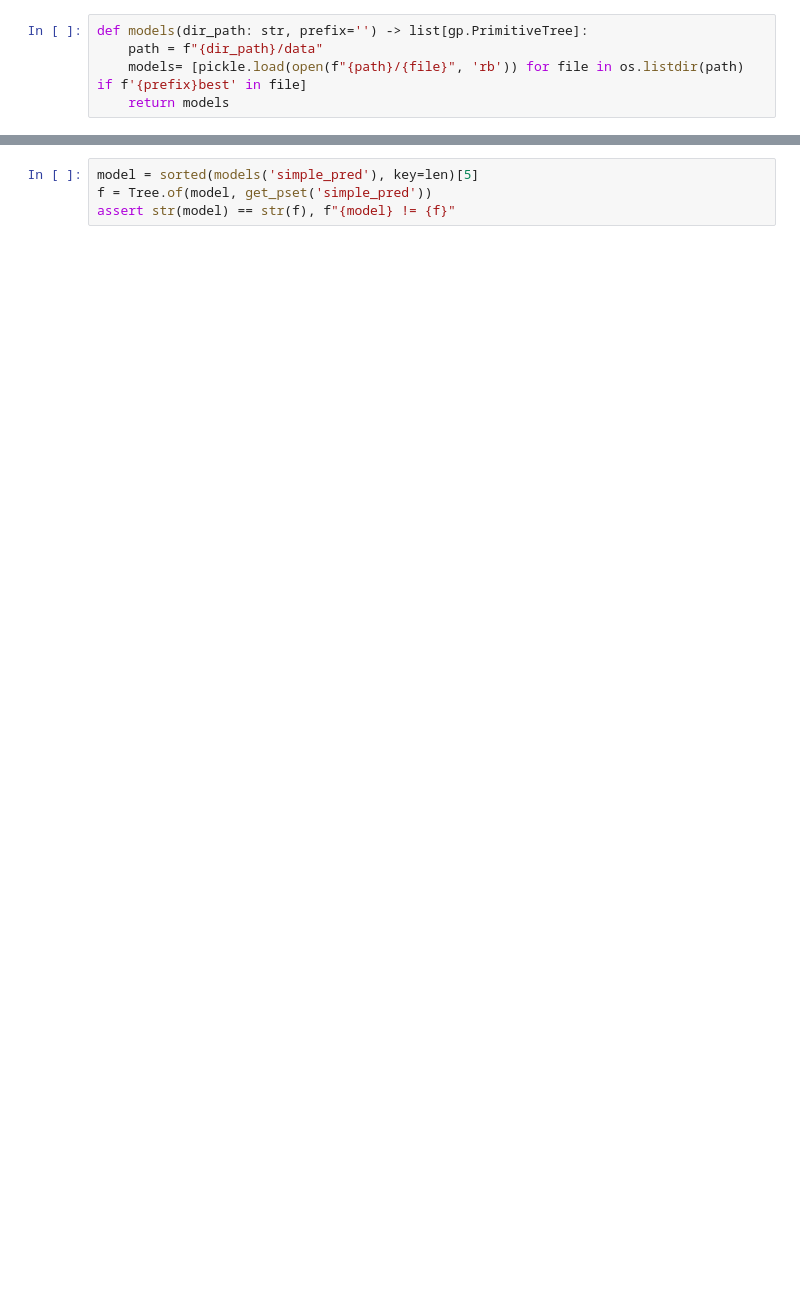
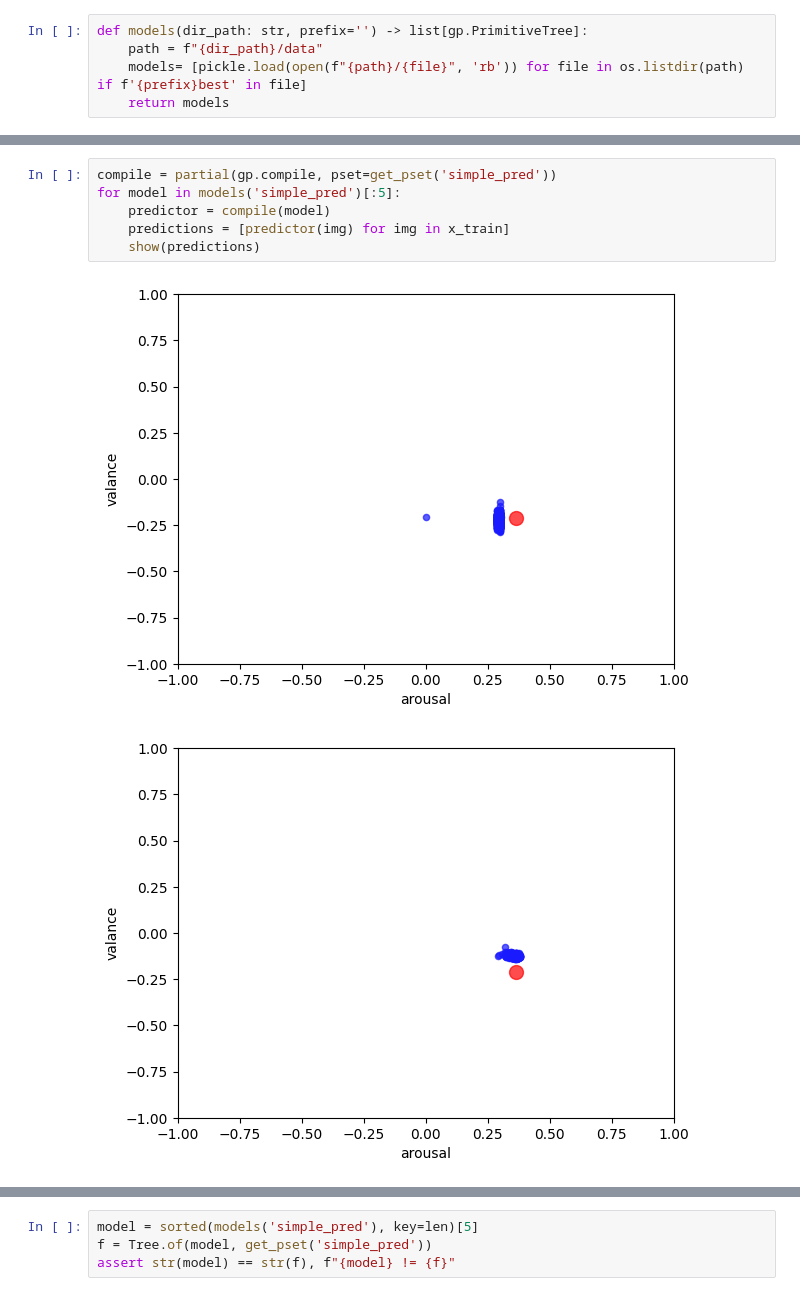
Before and after one commit to TEESDAAL/SummerResearch, a Jupyter notebook: second_attempt/visualizer.ipynb, the cells around one changed output, grey strips where cells are left out. Cells and saved outputs as stored; diff of their text form; blank space fills up the shorter version.

```diff
--- a/second_attempt/visualizer.ipynb
+++ b/second_attempt/visualizer.ipynb
@@ -29,0 +32,9 @@ show(y_train)
+# %%
+compile = partial(gp.compile, pset=get_pset('simple_pred'))
+for model in models('simple_pred')[:5]:
+    predictor = compile(model)
+    predictions = [predictor(img) for img in x_train]
+    show(predictions)
+# %% [output]
+[figure, added]
+[figure, added]
```
Also changed, not shown: parts of 7 cells of this notebook, 13 other files.
